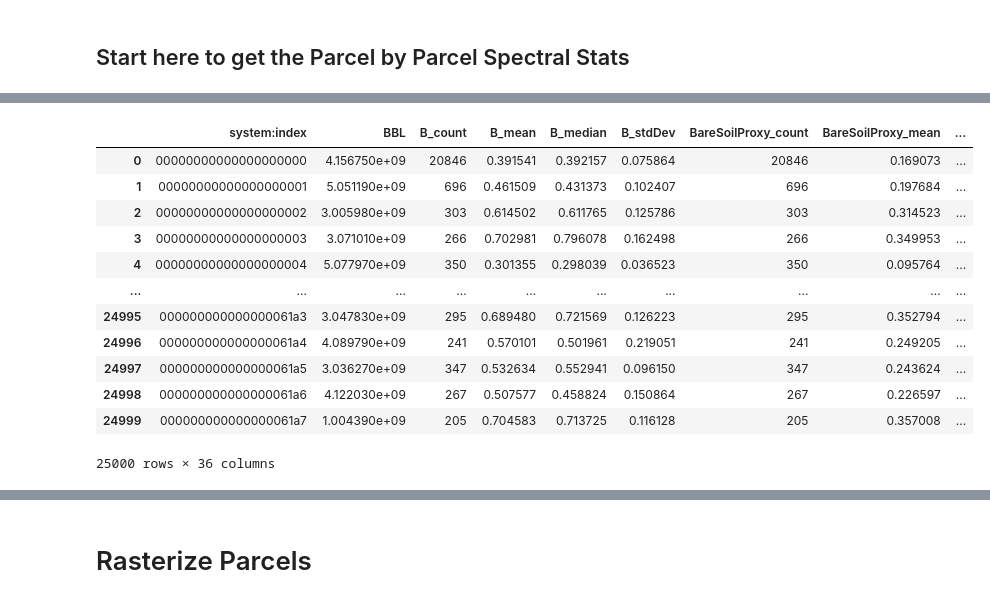
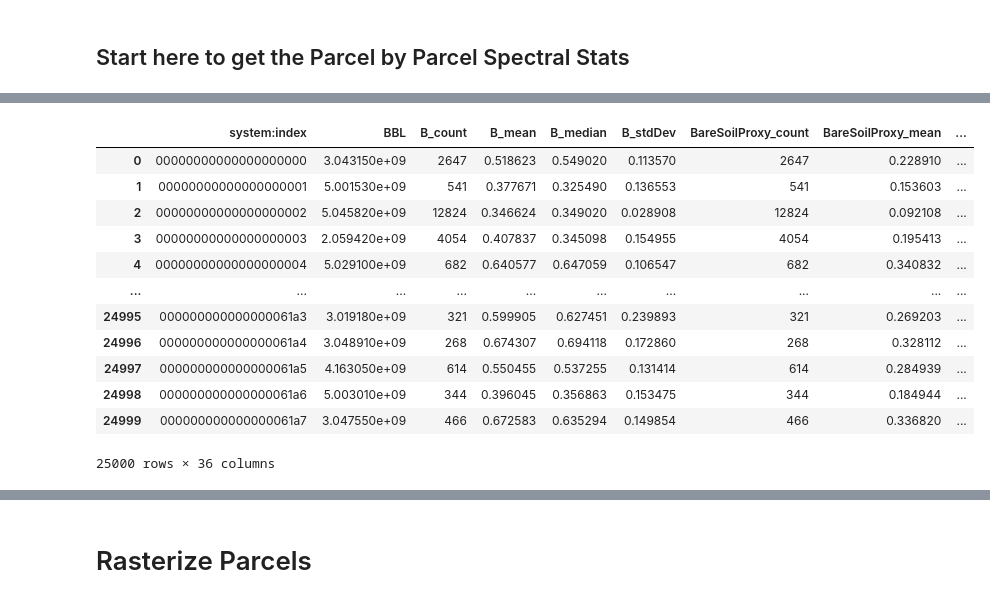
Before and after one commit to poltergeistjoya/Vacant_Lot_Detection, a Jupyter notebook: EDA/clean.ipynb, the cells around one changed output, grey strips where cells are left out. Cells and saved outputs as stored; diff of their text form; code cells hidden in the pictures.

```diff
--- a/EDA/clean.ipynb
+++ b/EDA/clean.ipynb
@@ -35,7 +34,7 @@ from analysis import (
 from plotting import plot_pca, plot_cluster_composition, plot_feature_importance, plot_pca_loadings
 # %%
 # ===== RUN CONFIGURATION =====
-CONFIG_FILE = "nyc_vacant.yaml"  # Change to "nyc_buildings", etc.
+CONFIG_FILE = "nyc_buildings.yaml"  # Change to "nyc_buildings", etc.
 # =============================
 
 memory = Memory(Path("cache"), verbose=0)
@@ -188,5 +186,5 @@ spectral_df
 25000 rows × 35 columns
 # %%
-mappluto_features = sampled_gdf[["BBL", "LandUse", "geometry", "geom_perimeter_epsg32618", "area_m2_epsg32618"]].copy()
+mappluto_features = sampled_gdf[["BBL", f"{CONFIG.parcel.landuse_column}", "geometry", "geom_perimeter_epsg32618", "area_m2_epsg32618"]].copy()
 mappluto_features
 # %% [output]
@@ -206,23 +220,23 @@ mappluto_features
 # %%
 # spectral only clustering
-mappluto_spectral_df = mappluto_features[["BBL", "LandUse"]].copy()
+mappluto_spectral_df = mappluto_features[["BBL", f"{CONFIG.parcel.landuse_column}"]].copy()
 
 #join on bbl with spectral df
 merged_df = spectral_df.merge(mappluto_spectral_df, on="BBL", how="left")
 merged_df
 # %% [output]
 |  | system:index | BBL | B_count | B_mean | B_median | B_stdDev | BareSoilProxy_count | BareSoilProxy_mean | ... |
-| 0 | 00000000000000000000 | 4.156750e+09 | 20846 | 0.391541 | 0.392157 | 0.075864 | 20846 | 0.169073 | ... |
-| 1 | 00000000000000000001 | 5.051190e+09 | 696 | 0.461509 | 0.431373 | 0.102407 | 696 | 0.197684 | ... |
-| 2 | 00000000000000000002 | 3.005980e+09 | 303 | 0.614502 | 0.611765 | 0.125786 | 303 | 0.314523 | ... |
-| 3 | 00000000000000000003 | 3.071010e+09 | 266 | 0.702981 | 0.796078 | 0.162498 | 266 | 0.349953 | ... |
-| 4 | 00000000000000000004 | 5.077970e+09 | 350 | 0.301355 | 0.298039 | 0.036523 | 350 | 0.095764 | ... |
+| 0 | 00000000000000000000 | 3.043150e+09 | 2647 | 0.518623 | 0.549020 | 0.113570 | 2647 | 0.228910 | ... |
+| 1 | 00000000000000000001 | 5.001530e+09 | 541 | 0.377671 | 0.325490 | 0.136553 | 541 | 0.153603 | ... |
+| 2 | 00000000000000000002 | 5.045820e+09 | 12824 | 0.346624 | 0.349020 | 0.028908 | 12824 | 0.092108 | ... |
+| 3 | 00000000000000000003 | 2.059420e+09 | 4054 | 0.407837 | 0.345098 | 0.154955 | 4054 | 0.195413 | ... |
+| 4 | 00000000000000000004 | 5.029100e+09 | 682 | 0.640577 | 0.647059 | 0.106547 | 682 | 0.340832 | ... |
 | ... | ... | ... | ... | ... | ... | ... | ... | ... | ... |
-| 24995 | 000000000000000061a3 | 3.047830e+09 | 295 | 0.689480 | 0.721569 | 0.126223 | 295 | 0.352794 | ... |
-| 24996 | 000000000000000061a4 | 4.089790e+09 | 241 | 0.570101 | 0.501961 | 0.219051 | 241 | 0.249205 | ... |
-| 24997 | 000000000000000061a5 | 3.036270e+09 | 347 | 0.532634 | 0.552941 | 0.096150 | 347 | 0.243624 | ... |
-| 24998 | 000000000000000061a6 | 4.122030e+09 | 267 | 0.507577 | 0.458824 | 0.150864 | 267 | 0.226597 | ... |
-| 24999 | 000000000000000061a7 | 1.004390e+09 | 205 | 0.704583 | 0.713725 | 0.116128 | 205 | 0.357008 | ... |
+| 24995 | 000000000000000061a3 | 3.019180e+09 | 321 | 0.599905 | 0.627451 | 0.239893 | 321 | 0.269203 | ... |
+| 24996 | 000000000000000061a4 | 3.048910e+09 | 268 | 0.674307 | 0.694118 | 0.172860 | 268 | 0.328112 | ... |
+| 24997 | 000000000000000061a5 | 4.163050e+09 | 614 | 0.550455 | 0.537255 | 0.131414 | 614 | 0.284939 | ... |
+| 24998 | 000000000000000061a6 | 5.003010e+09 | 344 | 0.396045 | 0.356863 | 0.153475 | 344 | 0.184944 | ... |
+| 24999 | 000000000000000061a7 | 3.047550e+09 | 466 | 0.672583 | 0.635294 | 0.149854 | 466 | 0.336820 | ... |
 25000 rows × 36 columns
 # %%
 # Kmeans + PCA clustering
```
Also changed, not shown: parts of 16 cells of this notebook, 3 other files.
